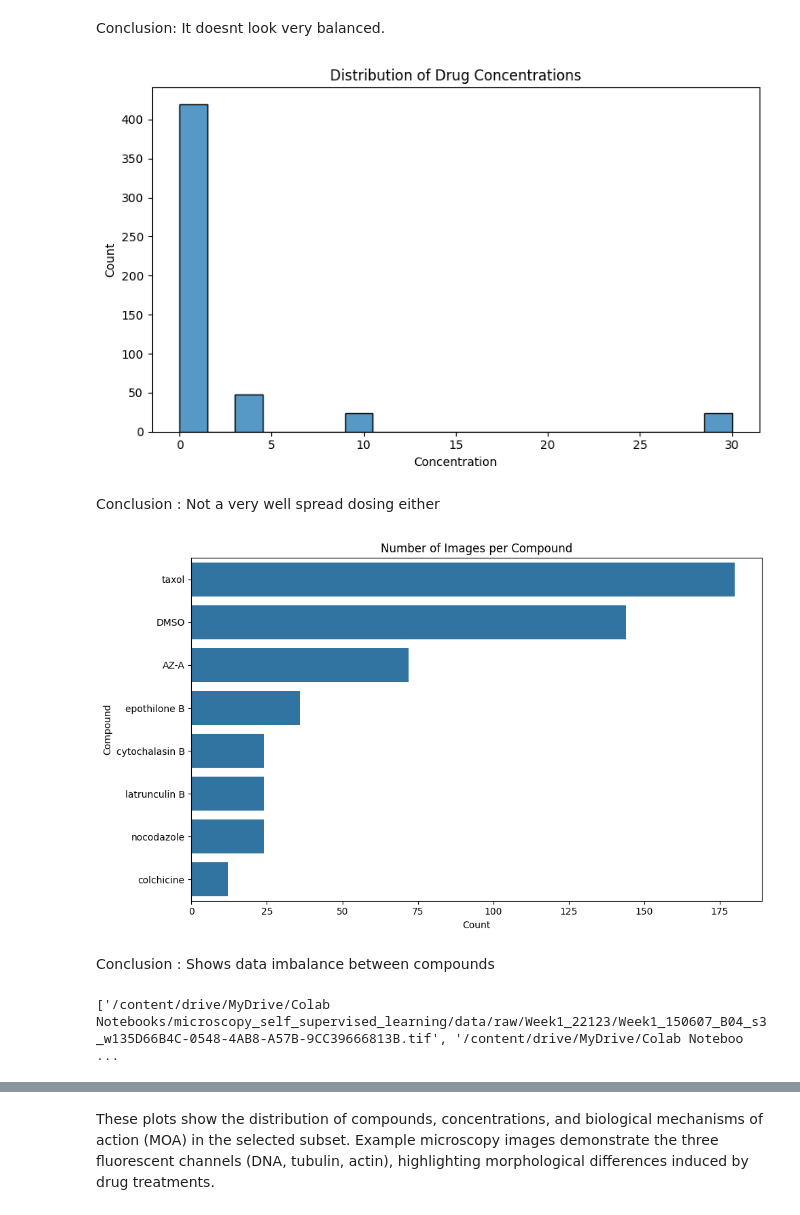
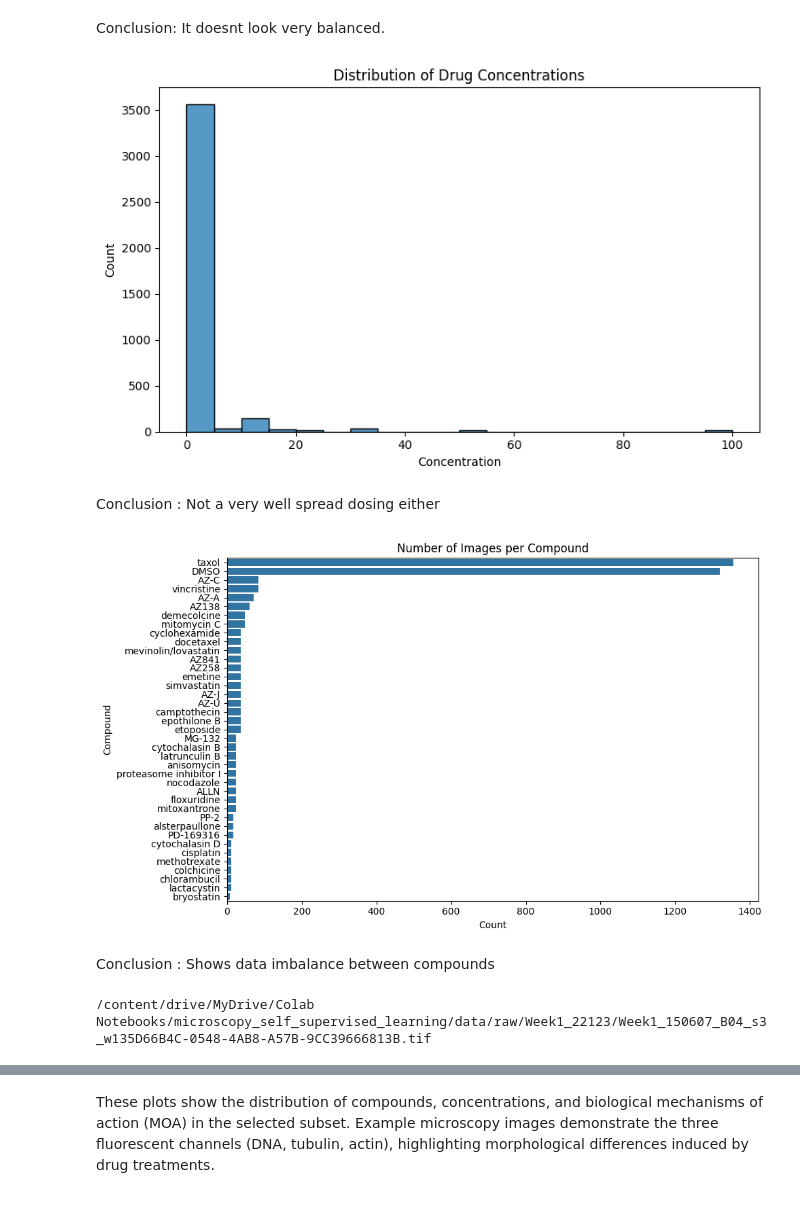
Before and after one commit to saamm/microscopy_self_supervised_learning, a Jupyter notebook: notebooks/01_data_exploration.ipynb, the cells around one changed output, grey strips where cells are left out. Drawn from its saved outputs; the diff is of its cells as text; code cells hidden in the pictures.

```diff
--- a/notebooks/01_data_exploration.ipynb
+++ b/notebooks/01_data_exploration.ipynb
@@ -47,12 +91,16 @@ metadata.head()
 #Creating a subset of the metadata that corresponds with the subset of the data that will be worked on
 subset_metadata = metadata[
     metadata["Image_Metadata_Plate_DAPI"].isin([
-        "Week1_22123",
-        "Week1_22141",
-        "Week1_22161",
-        "Week1_22361",
-        "Week1_22381",
-        "Week1_22401"
+        'Week1_22123', 'Week1_22141', 'Week1_22161', 'Week1_22361', 'Week1_22381', 'Week1_22401',
+        'Week2_24121', 'Week2_24141', 'Week2_24161', 'Week2_24361', 'Week2_24381', 'Week2_24401',
+        'Week3_25421', 'Week3_25441', 'Week3_25721', 'Week3_25461', 'Week3_25681', 'Week3_25701',
+        'Week4_27481', 'Week4_27521', 'Week4_27542', 'Week4_27801', 'Week4_27821', 'Week4_27861',
+        'Week5_28901', 'Week5_28921', 'Week5_28961', 'Week5_29301', 'Week5_29321', 'Week5_29341',
+        'Week6_31641', 'Week6_31661', 'Week6_31681', 'Week6_32061', 'Week6_32121', 'Week6_32161',
+        'Week7_34341', 'Week7_34381', 'Week7_34641', 'Week7_34661', 'Week7_34681',
+        'Week8_38203', 'Week8_38221', 'Week8_38241', 'Week8_38341', 'Week8_38342',
+        'Week9_39206', 'Week9_39221', 'Week9_39222', 'Week9_39282', 'Week9_39283', 'Week9_39301',
+        'Week10_40111', 'Week10_40115', 'Week10_40119'
     ])
 ]
 
@@ -194,0 +270,12 @@ MOA-labeled samples: 516
+# %%
+#column clean-up
+full_meta = full_meta.drop(columns=["compound", "concentration"])
+
+full_meta = full_meta.rename(columns={
+    "Image_Metadata_Compound": "compound",
+    "Image_Metadata_Concentration": "concentration",
+    "Image_Metadata_Plate_DAPI": "plate",
+    "Image_Metadata_Well_DAPI": "well"
+})
+
+full_meta.columns
@@ -218,7 +347,7 @@ Conclusion: It doesnt look very balanced.
 # %%
 #Histogram of concentrations
 plt.figure(figsize=(8,5))
-sns.histplot(full_meta["Image_Metadata_Concentration"], bins=20)
+sns.histplot(full_meta["concentration"], bins=20)
 plt.title("Distribution of Drug Concentrations")
 plt.xlabel("Concentration")
 plt.ylabel("Count")
@@ -227,24 +356,24 @@ plt.tight_layout()
 plt.savefig(r"results/figures/concentration_histogram.png", dpi=300)
 plt.show()
 # %% [output]
-[figure, old version]
+[figure, new version]
 # %% [markdown]
 Conclusion : Not a very well spread dosing either
 # %%
 # Count per compound (bar plot)
-compound_counts = full_meta["Image_Metadata_Compound"].value_counts()
+compound_counts = full_meta["compound"].value_counts()
 
 plt.figure(figsize=(10,6))
 sns.barplot(x=compound_counts.values, y=compound_counts.index)
 plt.title("Number of Images per Compound")
 plt.xlabel("Count")
 plt.ylabel("Compound")
 
 plt.tight_layout()
 plt.savefig(r"results/figures/compound_counts.png", dpi=300)
 plt.show()
 # %% [output]
-[figure, old version]
+[figure, new version]
 # %% [markdown]
 Conclusion : Shows data imbalance between compounds
 # %%
@@ -254,21 +383,18 @@ import matplotlib.pyplot as plt
 
 row = full_meta.iloc[0]
 
-def fix_path(pathname):
-    # keep only last folder name
-    return pathname.split("/")[-1]
 
 base_dir = "/content/drive/MyDrive/Colab Notebooks/microscopy_self_supervised_learning/data/raw"
 
 paths = [
-    os.path.join(base_dir, fix_path(row["Image_PathName_DAPI"]), row["Image_FileName_DAPI"]),
-    os.path.join(base_dir, fix_path(row["Image_PathName_Tubulin"]), row["Image_FileName_Tubulin"]),
-    os.path.join(base_dir, fix_path(row["Image_PathName_Actin"]), row["Image_FileName_Actin"])
+    os.path.join(base_dir, row["Image_PathName_DAPI"], row["Image_FileName_DAPI"]),
+    os.path.join(base_dir, row["Image_PathName_Tubulin"], row["Image_FileName_Tubulin"]),
+    os.path.join(base_dir, row["Image_PathName_Actin"], row["Image_FileName_Actin"])
 ]
 
-print(paths)  # debug check
+print(paths[0])  # debug check
 # %% [output]
-['/content/drive/MyDrive/Colab Notebooks/microscopy_self_supervised_learning/data/raw/Week1_22123/Week1_150607_B04_s3_w135D66B4C-0548-4AB8-A57B-9CC39666813B.tif', '/content/drive/MyDrive/Colab Noteboo ...
+/content/drive/MyDrive/Colab Notebooks/microscopy_self_supervised_learning/data/raw/Week1_22123/Week1_150607_B04_s3_w135D66B4C-0548-4AB8-A57B-9CC39666813B.tif
 # %%
 # Example images (5-channel or 3-channel)
 import tifffile as tiff
```
Also changed, not shown: parts of 35 cells of this notebook, 2 other files.
